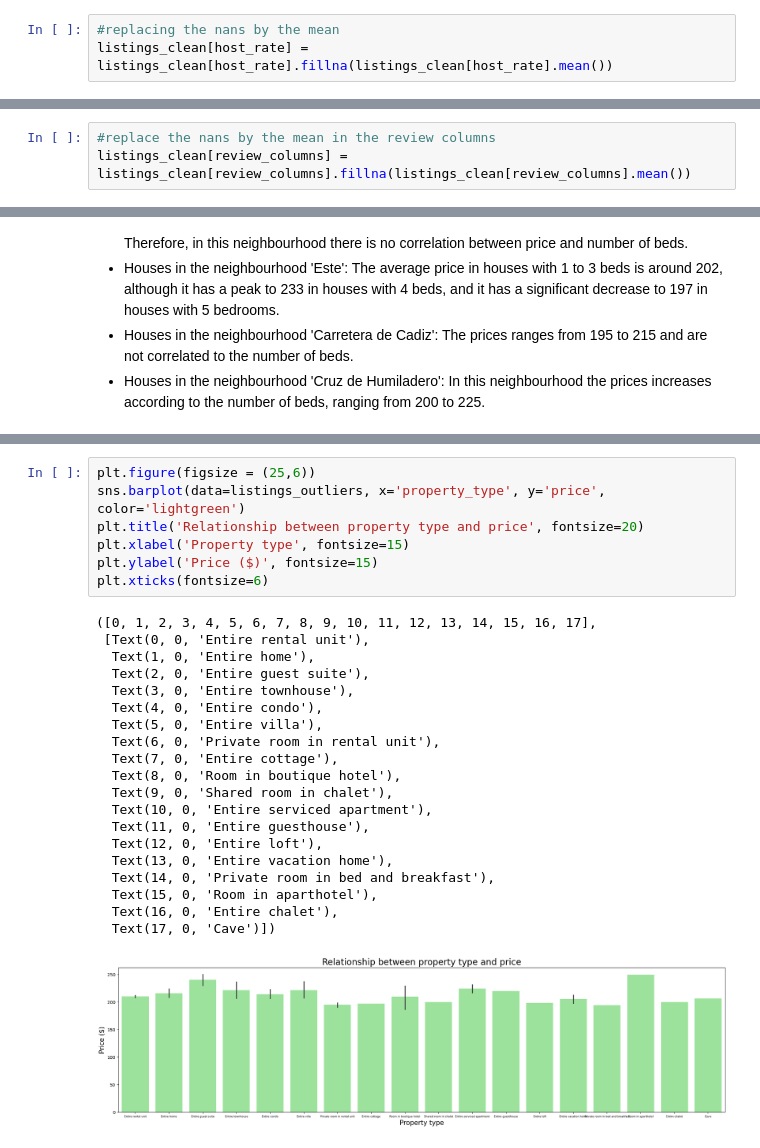
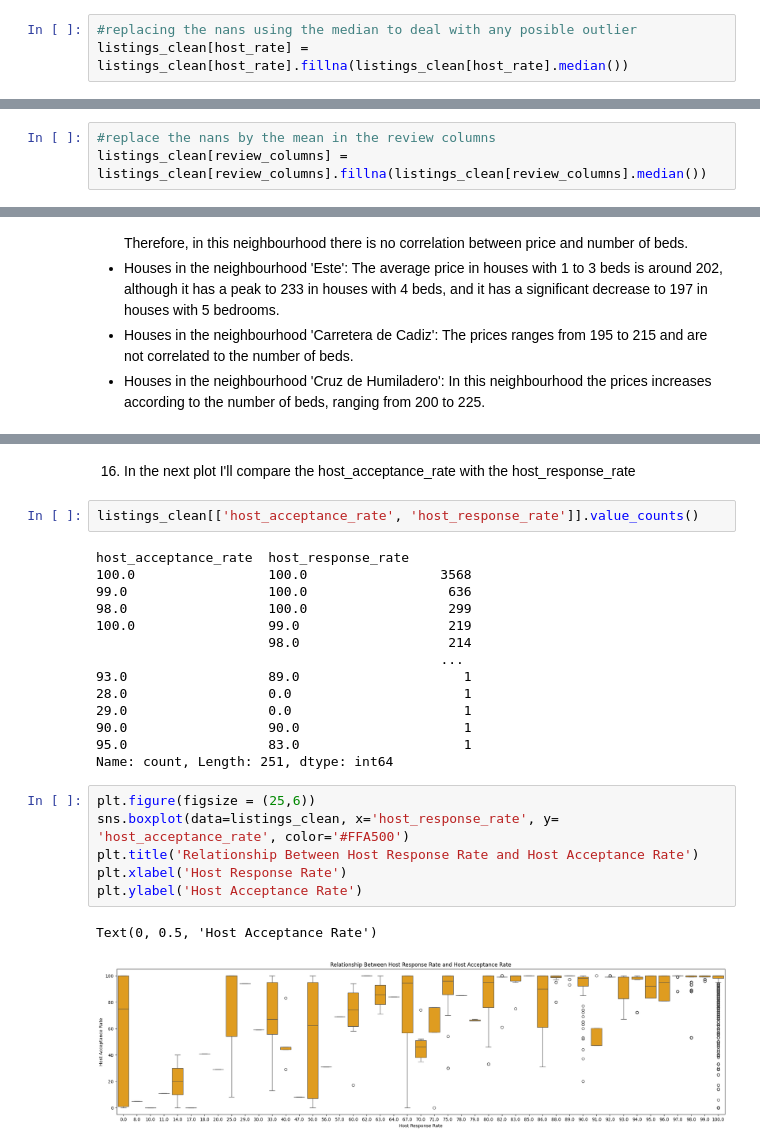
Before and after one commit to pmortada/EAD---Airbnb-M-laga, a Jupyter notebook: EDA_Airbnb_Malaga.ipynb, the cells around one changed output, grey strips where cells are left out. Drawn from its saved outputs; the diff is of its cells as text.

```diff
--- a/EDA_Airbnb_Malaga.ipynb
+++ b/EDA_Airbnb_Malaga.ipynb
@@ -212,3 +256,3 @@ dtype: object
 # %%
-#replacing the nans by the mean
-listings_clean[host_rate] = listings_clean[host_rate].fillna(listings_clean[host_rate].mean())
+#replacing the nans using the median to deal with any posible outlier
+listings_clean[host_rate] = listings_clean[host_rate].fillna(listings_clean[host_rate].median())
@@ -249,0 +322,3 @@ Now we need to deal with the reviews NANs
+# %%
+#replace the nans by the mean in the review columns
+listings_clean[review_columns] = listings_clean[review_columns].fillna(listings_clean[review_columns].median())
@@ -279,3 +360,0 @@ review_columns = [
-# %%
-#replace the nans by the mean in the review columns
-listings_clean[review_columns] = listings_clean[review_columns].fillna(listings_clean[review_columns].mean())
@@ -626,28 +710,27 @@ The listings with a 100 percent review costs around 200, while we have listings
+# %% [markdown]
+16. In the next plot I'll compare the host_acceptance_rate with the host_response_rate
+# %%
+listings_clean[['host_acceptance_rate', 'host_response_rate']].value_counts()
+# %% [output]
+host_acceptance_rate  host_response_rate
+100.0                 100.0                 3568
+99.0                  100.0                  636
+98.0                  100.0                  299
+100.0                 99.0                   219
+                      98.0                   214
+                                            ...
+93.0                  89.0                     1
+28.0                  0.0                      1
+29.0                  0.0                      1
+90.0                  90.0                     1
+95.0                  83.0                     1
+Name: count, Length: 251, dtype: int64
 # %%
 plt.figure(figsize = (25,6))
-sns.barplot(data=listings_outliers, x='property_type', y='price', color='lightgreen')
-plt.title('Relationship between property type and price', fontsize=20)
-plt.xlabel('Property type', fontsize=15)
-plt.ylabel('Price ($)', fontsize=15)
-plt.xticks(fontsize=6)
+sns.boxplot(data=listings_clean, x='host_response_rate', y= 'host_acceptance_rate', color='#FFA500')
+plt.title('Relationship Between Host Response Rate and Host Acceptance Rate')
+plt.xlabel('Host Response Rate')
+plt.ylabel('Host Acceptance Rate')
 # %% [output]
-([0, 1, 2, 3, 4, 5, 6, 7, 8, 9, 10, 11, 12, 13, 14, 15, 16, 17],
- [Text(0, 0, 'Entire rental unit'),
-  Text(1, 0, 'Entire home'),
-  Text(2, 0, 'Entire guest suite'),
-  Text(3, 0, 'Entire townhouse'),
-  Text(4, 0, 'Entire condo'),
-  Text(5, 0, 'Entire villa'),
-  Text(6, 0, 'Private room in rental unit'),
-  Text(7, 0, 'Entire cottage'),
-  Text(8, 0, 'Room in boutique hotel'),
-  Text(9, 0, 'Shared room in chalet'),
-  Text(10, 0, 'Entire serviced apartment'),
-  Text(11, 0, 'Entire guesthouse'),
-  Text(12, 0, 'Entire loft'),
-  Text(13, 0, 'Entire vacation home'),
-  Text(14, 0, 'Private room in bed and breakfast'),
-  Text(15, 0, 'Room in aparthotel'),
-  Text(16, 0, 'Entire chalet'),
-  Text(17, 0, 'Cave')])
+Text(0, 0.5, 'Host Acceptance Rate')
-[figure, old version]
+[figure, new version]
```
Also changed, not shown: parts of 134 cells of this notebook.
